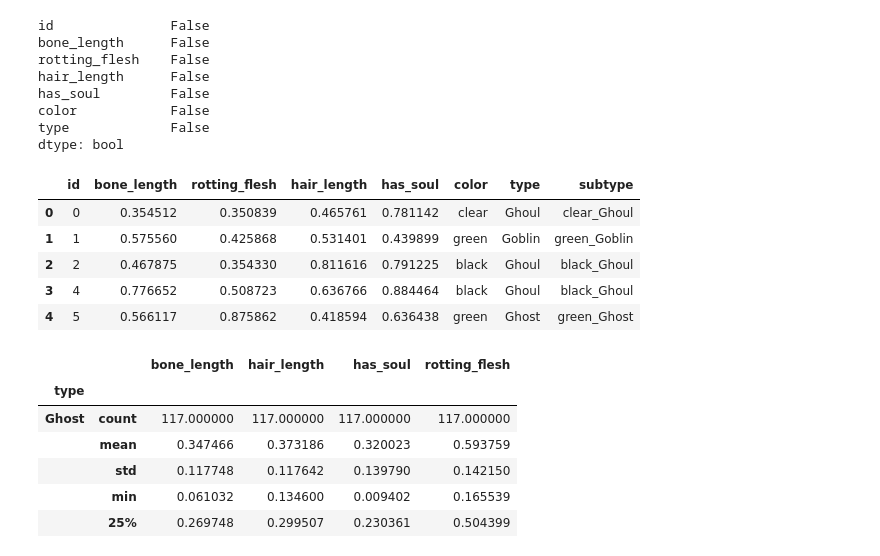
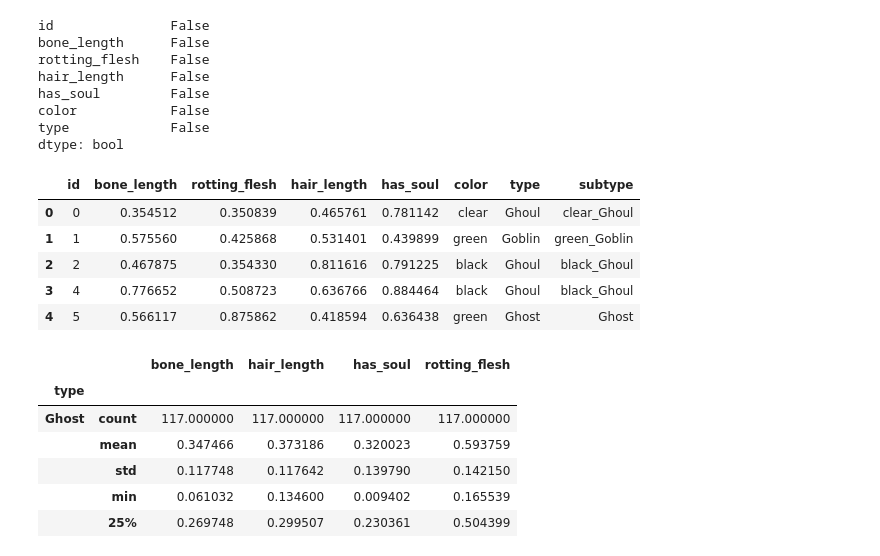
Before and after one commit to itaraday/Ghouls-Goblins-and-Ghosts, a Jupyter notebook: Ghouls, Goblins, and Ghosts... Boo!.ipynb, the cells around one changed output. Saved outputs shown, nothing was run; the diff lists cells and outputs as text; code cells hidden in the pictures.

```diff
--- a/Ghouls, Goblins, and Ghosts... Boo!.ipynb
+++ b/Ghouls, Goblins, and Ghosts... Boo!.ipynb
@@ -58,16 +58,18 @@ color            False
 type             False
 dtype: bool
 # %%
-train["subtype"] = train["color"] + "_" + train["type"]
+#train = train.loc[train["type"] != "Ghost",]
+train["subtype"] = train.apply(lambda x: x["type"] if x["type"] == 'Ghost' else x["color"] + "_" + x["type"], axis=1)
+#train["subtype"] = train["color"] + "_" + train["type"]
 cols = ['bone_length','rotting_flesh','hair_length','has_soul']
 train.head()
 # %% [output]
 |  | id | bone_length | rotting_flesh | hair_length | has_soul | color | type | subtype |
 | 0 | 0 | 0.354512 | 0.350839 | 0.465761 | 0.781142 | clear | Ghoul | clear_Ghoul |
 | 1 | 1 | 0.575560 | 0.425868 | 0.531401 | 0.439899 | green | Goblin | green_Goblin |
 | 2 | 2 | 0.467875 | 0.354330 | 0.811616 | 0.791225 | black | Ghoul | black_Ghoul |
 | 3 | 4 | 0.776652 | 0.508723 | 0.636766 | 0.884464 | black | Ghoul | black_Ghoul |
-| 4 | 5 | 0.566117 | 0.875862 | 0.418594 | 0.636438 | green | Ghost | green_Ghost |
+| 4 | 5 | 0.566117 | 0.875862 | 0.418594 | 0.636438 | green | Ghost | Ghost |
 # %%
 train[cols + ["type"]].groupby(['type']).describe()
 # %% [output]
```
Also changed, not shown: parts of 15 cells of this notebook, 7 other files.
